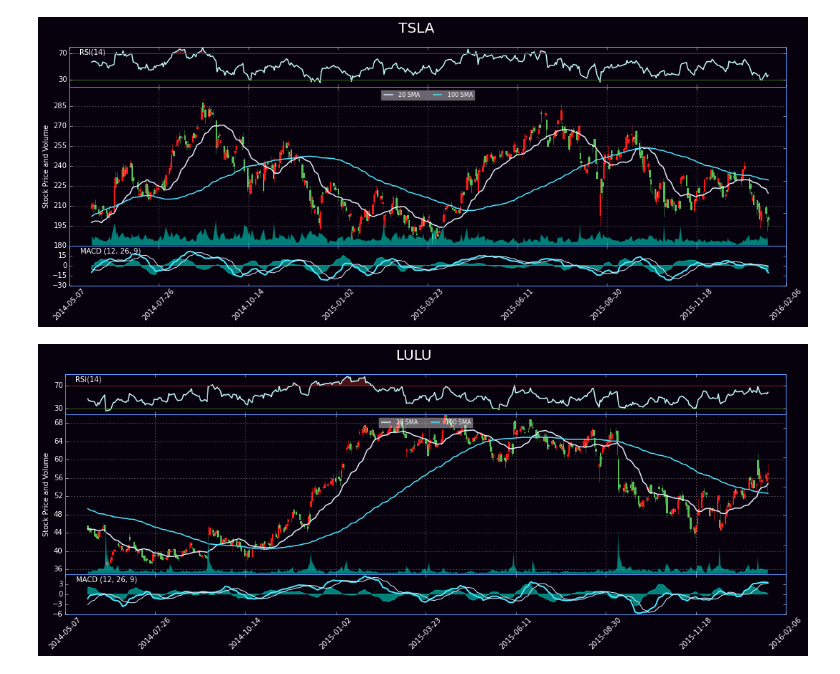
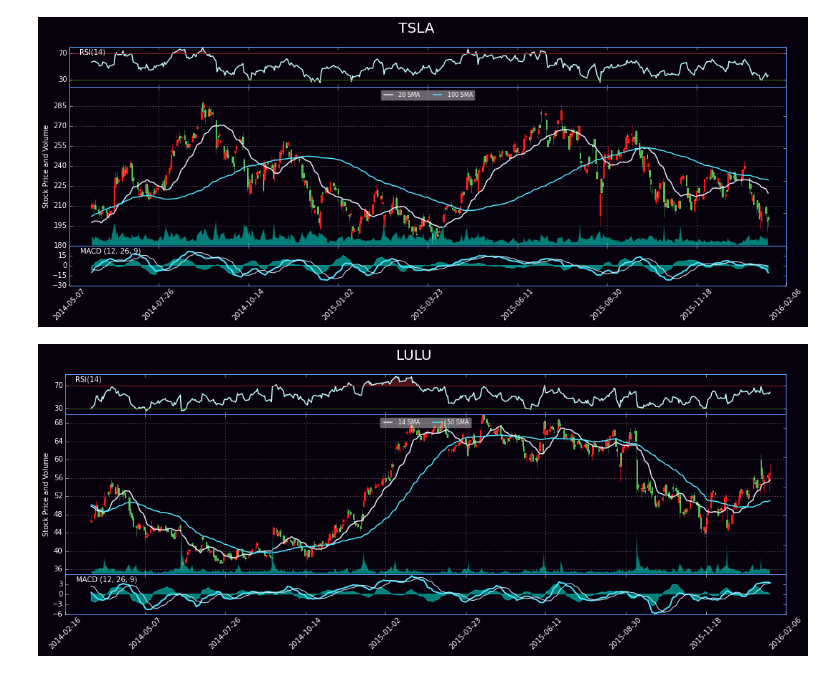
Before and after one commit to mevanoff24/DataScience, a Jupyter notebook: StockAnalysis/StockAnalysis.ipynb, the cells around one changed output. Cells and saved outputs as stored; diff of their text form; code cells hidden in the pictures.

```diff
--- a/StockAnalysis/StockAnalysis.ipynb
+++ b/StockAnalysis/StockAnalysis.ipynb
@@ -212,6 +216,6 @@ graphData('TSLA', 20, 100)
 # %% [output]
 [figure]
 # %%
-graphData('LULU', 20, 100)
+graphData('LULU', 14, 50)
 # %% [output]
-[figure, old version]
+[figure, new version]
```
Also changed, not shown: parts of 2 cells of this notebook.
